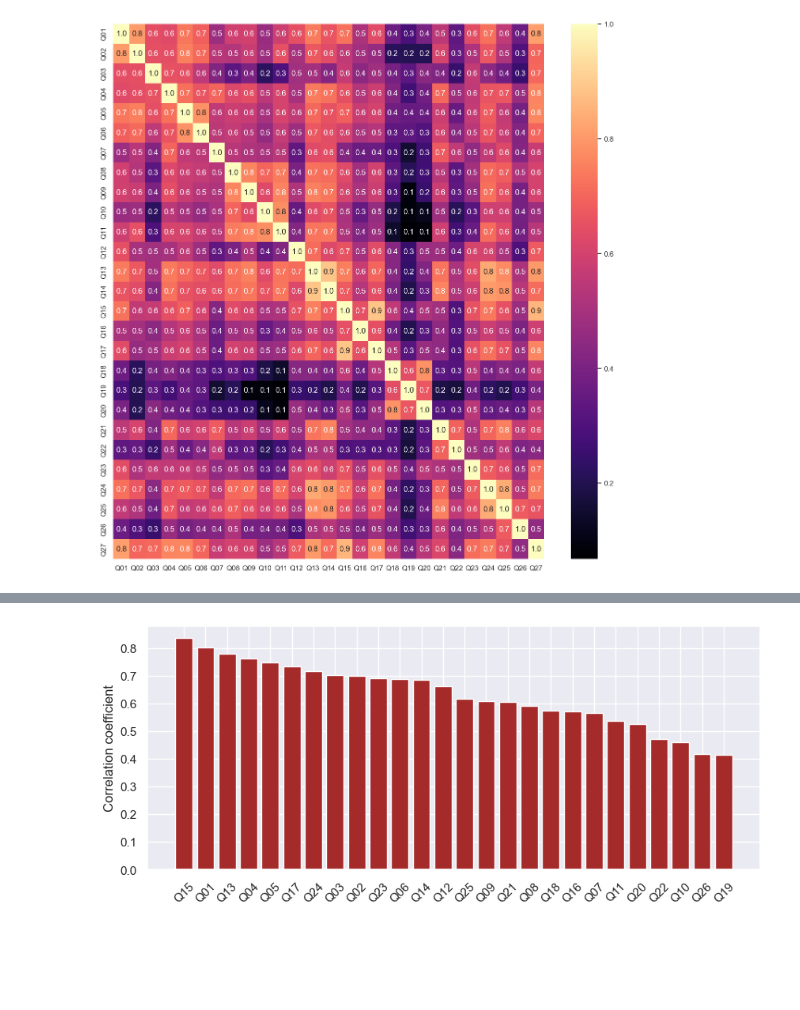
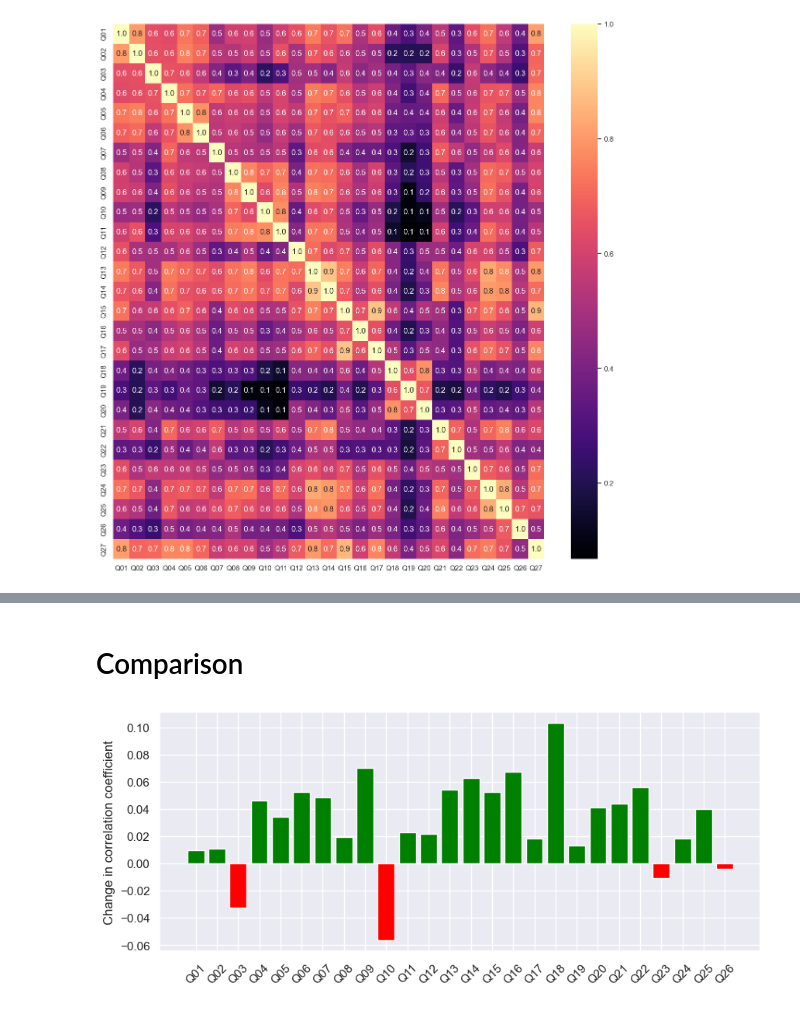
Before and after one commit to szelesaron/dissertation-code, a Jupyter notebook: corr-analysis.ipynb, the cells around one changed output, grey strips where cells are left out. Saved outputs shown, nothing was run; the diff lists cells and outputs as text; code cells hidden in the pictures; blank space fills up the shorter version.

```diff
--- a/corr-analysis.ipynb
+++ b/corr-analysis.ipynb
@@ -182,5 +129,0 @@ plt.show()
-# %%
-spearman_corr_covid = data_covid.corr(method="spearman")
-
-sns.set(rc={'figure.figsize':(15, 15)})
-sns.heatmap(spearman_corr_covid, cmap = "magma", annot=True, fmt=".1f")
@@ -220,8 +130,16 @@ Name: Q27, dtype: float64
-# %%
-plt.figure(figsize=(10, 4))
-plt.bar(np.arange(1,27), spearman_corr27_covid[1:], color = "brown")
-plt.xticks(np.arange(1,27), spearman_corr27_covid.index[1:], rotation = 45)
-plt.ylabel("Correlation coefficient")
-plt.show()
-# %% [output]
-[figure, removed]
+# %% [markdown]
+# Comparison
+# %%
+y = pearson_corr27_covid[:-1] - pearson_corr27_bench[:-1]
+x = np.arange(26)
+mask1 = y < 0
+mask2 = y >= 0
+
+plt.figure(figsize=(10, 4))
+plt.bar(x[mask1], y[mask1], color = 'red')
+plt.bar(x[mask2], y[mask2], color = 'green')
+plt.xticks(x, pearson_corr27_covid.index[:-1], rotation = 45)
+plt.ylabel("Change in correlation coefficient")
+plt.show()
+# %% [output]
+[figure, added]
```
Also changed, not shown: parts of 15 cells of this notebook.
